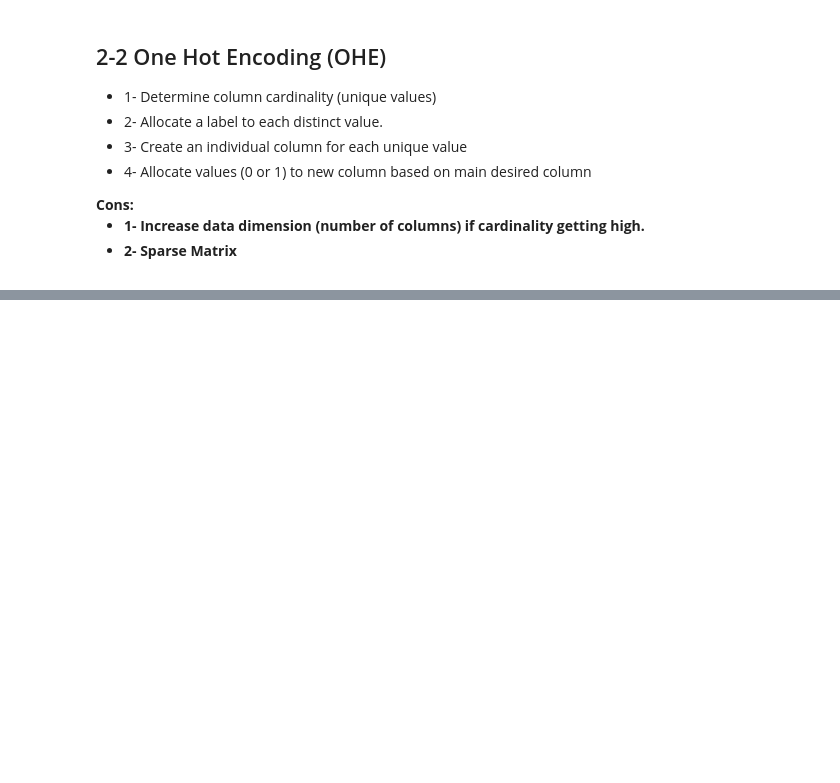
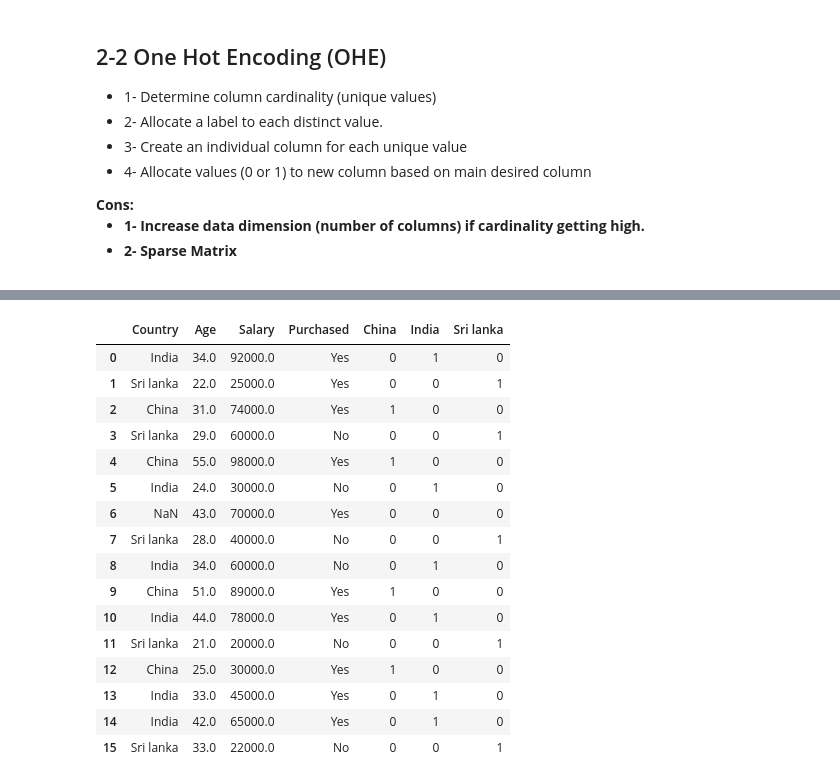
Before and after one commit to omidshafiee/DS, a Jupyter notebook: 04- ML/Notebooks/0-1 Simple Data Preprocessing.ipynb, the cells around one changed output, grey strips where cells are left out. Drawn from its saved outputs; the diff is of its cells as text; code cells hidden in the pictures; blank space fills up the shorter version.

```diff
--- a/04- ML/Notebooks/0-1 Simple Data Preprocessing.ipynb
+++ b/04- ML/Notebooks/0-1 Simple Data Preprocessing.ipynb
@@ -157,5 +140,3 @@ df[df['Salary'].isna()]
 # %% [output]
 |  | Country | Age | Salary | Purchased |
 | 3 | Sri lanka | 29.0 | NaN | No |
-# %%
-df['Salary'].fillna(int(df['Salary'].median()), inplace=False)
@@ -180,3 +143,7 @@ Name: Salary, dtype: float64
+# %%
+df['Salary'].fillna(int(df['Salary'].median()), inplace=True)
+# %%
+df['Country'].fillna(df['Country'].mode(), inplace=True)
 # %% [markdown]
 ---------------
 <div id='fill_random'></div>
@@ -437,0 +407,3 @@ array([[0.0, 1.0, 0.0, 0.0, 34.0, 92000.0],
+# %%
+df_dummy = df.copy()
+df_dummy
@@ -437,0 +428,21 @@ array([[0.0, 1.0, 0.0, 0.0, 34.0, 92000.0],
+# %%
+pd.concat([df_dummy,
+          pd.get_dummies(df_dummy['Country'], dummy_na=False, drop_first=False)], axis=1)
+# %% [output]
+|  | Country | Age | Salary | Purchased | China | India | Sri lanka |
+| 0 | India | 34.0 | 92000.0 | Yes | 0 | 1 | 0 |
+| 1 | Sri lanka | 22.0 | 25000.0 | Yes | 0 | 0 | 1 |
+| 2 | China | 31.0 | 74000.0 | Yes | 1 | 0 | 0 |
+| 3 | Sri lanka | 29.0 | 60000.0 | No | 0 | 0 | 1 |
+| 4 | China | 55.0 | 98000.0 | Yes | 1 | 0 | 0 |
+| 5 | India | 24.0 | 30000.0 | No | 0 | 1 | 0 |
+| 6 | NaN | 43.0 | 70000.0 | Yes | 0 | 0 | 0 |
+| 7 | Sri lanka | 28.0 | 40000.0 | No | 0 | 0 | 1 |
+| 8 | India | 34.0 | 60000.0 | No | 0 | 1 | 0 |
+| 9 | China | 51.0 | 89000.0 | Yes | 1 | 0 | 0 |
+| 10 | India | 44.0 | 78000.0 | Yes | 0 | 1 | 0 |
+| 11 | Sri lanka | 21.0 | 20000.0 | No | 0 | 0 | 1 |
+| 12 | China | 25.0 | 30000.0 | Yes | 1 | 0 | 0 |
+| 13 | India | 33.0 | 45000.0 | Yes | 0 | 1 | 0 |
+| 14 | India | 42.0 | 65000.0 | Yes | 0 | 1 | 0 |
+| 15 | Sri lanka | 33.0 | 22000.0 | No | 0 | 0 | 1 |
```
Also changed, not shown: parts of 35 cells of this notebook, 1 other file.
